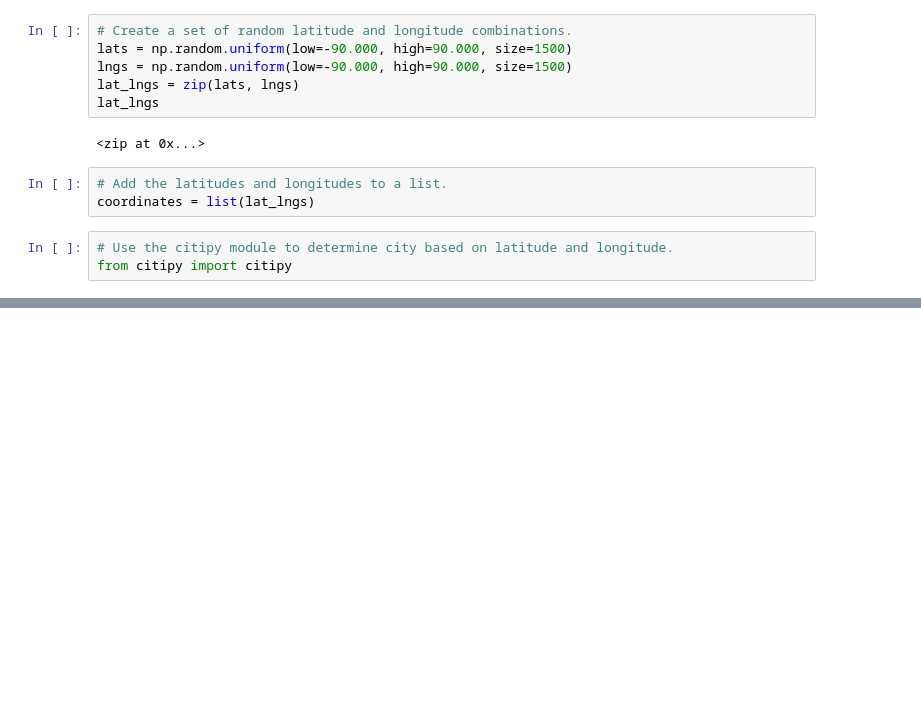
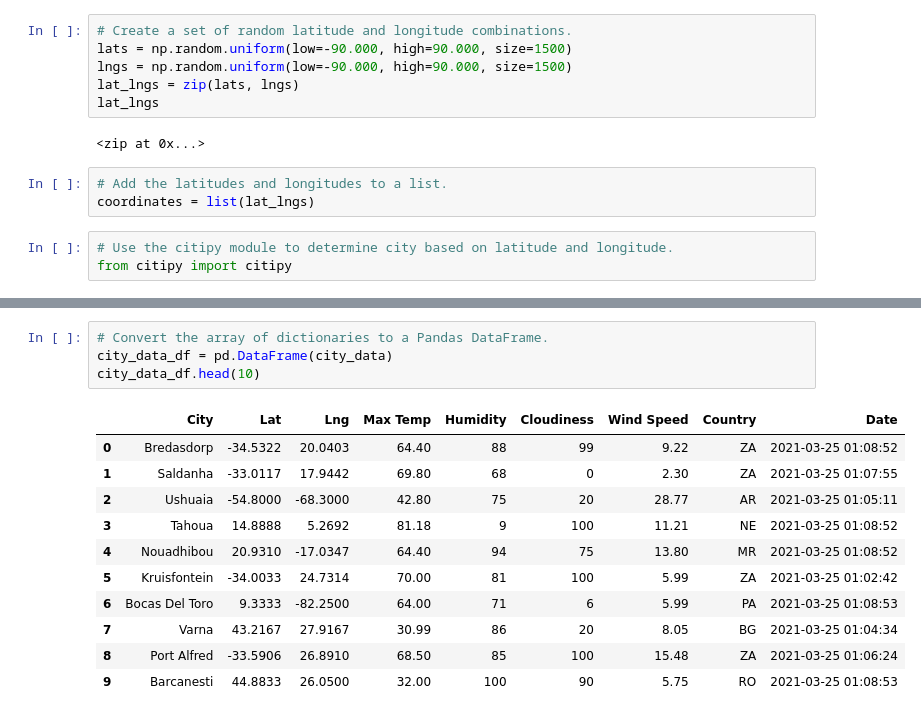
Before and after one commit to ryanlerner/World_Weather_Analysis, a Jupyter notebook: WeatherPy.ipynb, the cells around one changed output, grey strips where cells are left out. Drawn from its saved outputs; the diff is of its cells as text; blank space fills up the shorter version.

```diff
--- a/WeatherPy.ipynb
+++ b/WeatherPy.ipynb
@@ -33,0 +122,16 @@ len(cities)
+# %%
+# Convert the array of dictionaries to a Pandas DataFrame.
+city_data_df = pd.DataFrame(city_data)
+city_data_df.head(10)
+# %% [output]
+|  | City | Lat | Lng | Max Temp | Humidity | Cloudiness | Wind Speed | Country | Date |
+| 0 | Bredasdorp | -34.5322 | 20.0403 | 64.40 | 88 | 99 | 9.22 | ZA | 2021-03-25 01:08:52 |
+| 1 | Saldanha | -33.0117 | 17.9442 | 69.80 | 68 | 0 | 2.30 | ZA | 2021-03-25 01:07:55 |
+| 2 | Ushuaia | -54.8000 | -68.3000 | 42.80 | 75 | 20 | 28.77 | AR | 2021-03-25 01:05:11 |
+| 3 | Tahoua | 14.8888 | 5.2692 | 81.18 | 9 | 100 | 11.21 | NE | 2021-03-25 01:08:52 |
+| 4 | Nouadhibou | 20.9310 | -17.0347 | 64.40 | 94 | 75 | 13.80 | MR | 2021-03-25 01:08:52 |
+| 5 | Kruisfontein | -34.0033 | 24.7314 | 70.00 | 81 | 100 | 5.99 | ZA | 2021-03-25 01:02:42 |
+| 6 | Bocas Del Toro | 9.3333 | -82.2500 | 64.00 | 71 | 6 | 5.99 | PA | 2021-03-25 01:08:53 |
+| 7 | Varna | 43.2167 | 27.9167 | 30.99 | 86 | 20 | 8.05 | BG | 2021-03-25 01:04:34 |
+| 8 | Port Alfred | -33.5906 | 26.8910 | 68.50 | 85 | 100 | 15.48 | ZA | 2021-03-25 01:06:24 |
+| 9 | Barcanesti | 44.8833 | 26.0500 | 32.00 | 100 | 90 | 5.75 | RO | 2021-03-25 01:08:53 |
```
Also changed, not shown: parts of 7 cells of this notebook, 2 other files.
